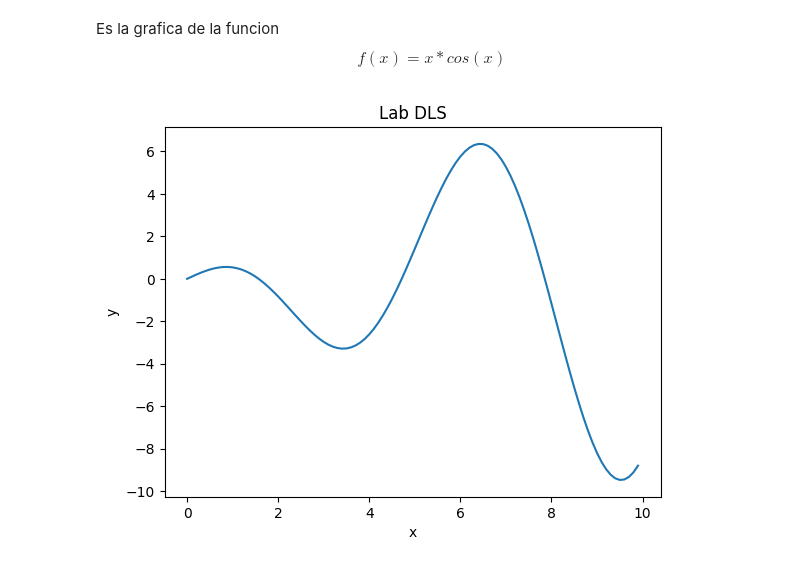
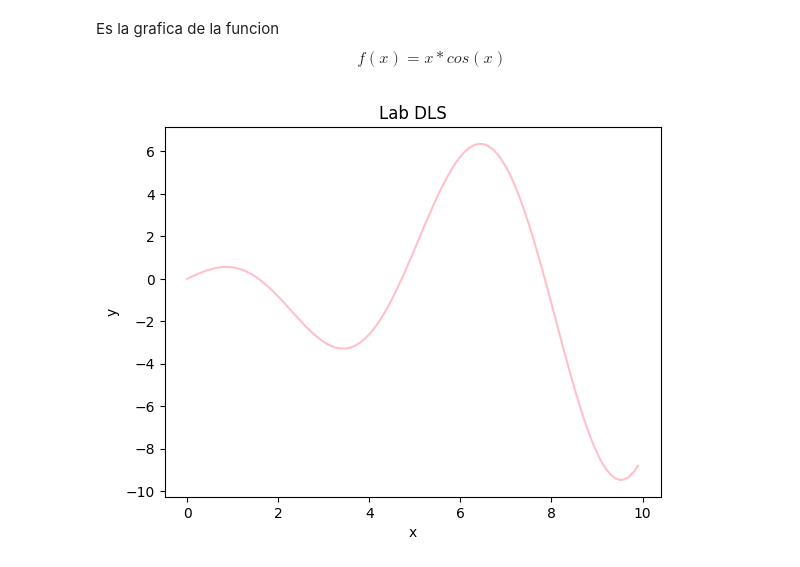
Before and after one commit to Elizabeth-De-Anda/EDP1, a Jupyter notebook: Grafica de ejemplo.ipynb, the cells around one changed output. Drawn from its saved outputs; the diff is of its cells as text; code cells hidden in the pictures.

```diff
--- a/Grafica de ejemplo.ipynb
+++ b/Grafica de ejemplo.ipynb
@@ -9,10 +13,10 @@ import matplotlib.pyplot as plt
 x = np.arange(0,10,0.1)
 y = x*np.cos(x)
 # %%
-plt.plot(x,y)
+plt.plot(x,y, color = "pink" )
 plt.xlabel('x')
 plt.ylabel('y')
 plt.title('Lab DLS')
 plt.show()
 # %% [output]
-[figure, old version]
+[figure, new version]
```
Also changed, not shown: parts of 2 cells of this notebook.
